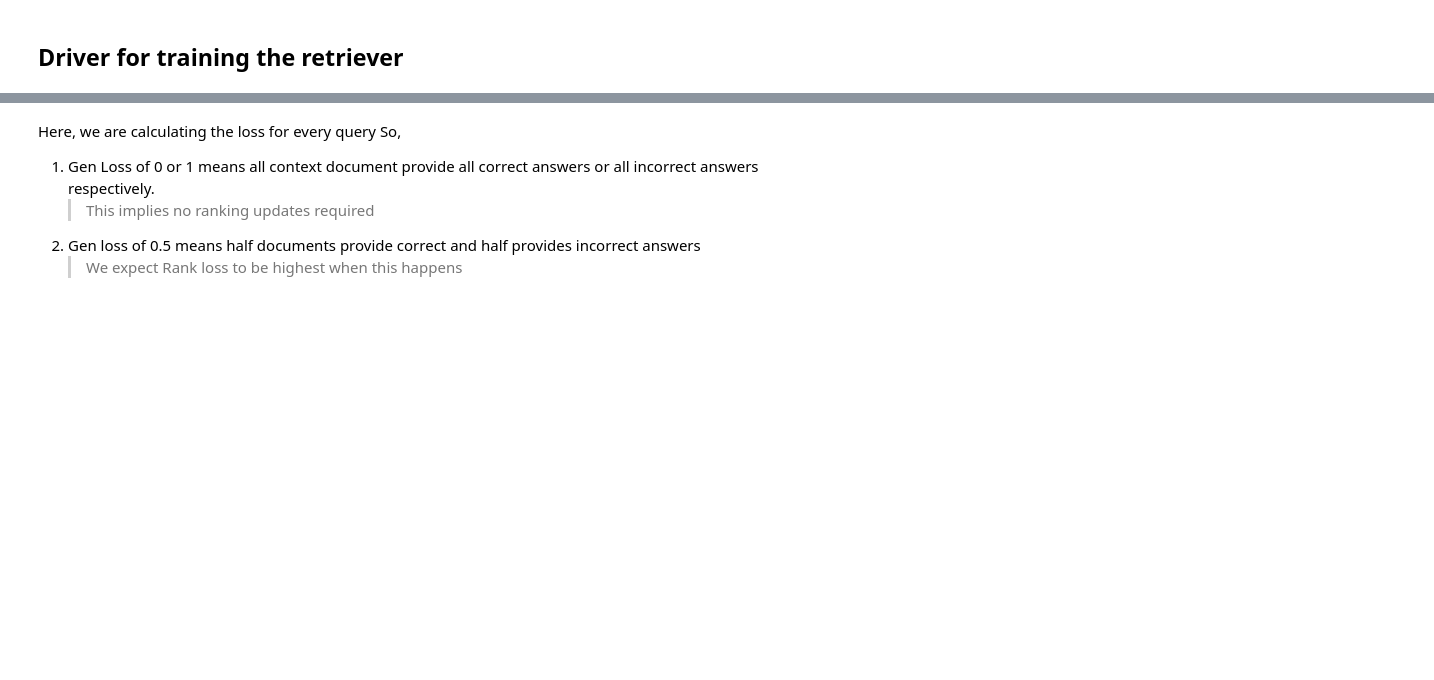
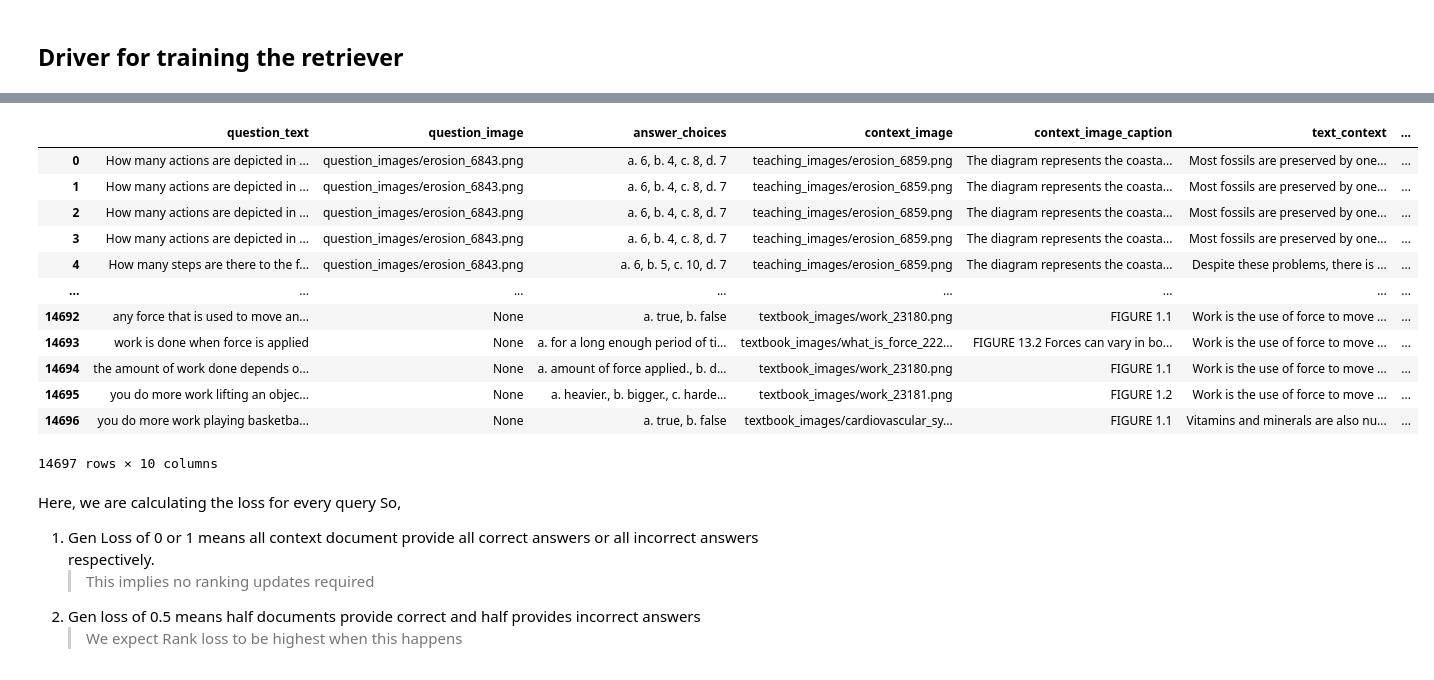
Before and after one commit to hessaAlawwad/mmrag, a Jupyter notebook: train-retriever-only.ipynb, the cells around one changed output, grey strips where cells are left out. Cells and saved outputs as stored; diff of their text form; code cells hidden in the pictures; blank space fills up the shorter version.

```diff
--- a/train-retriever-only.ipynb
+++ b/train-retriever-only.ipynb
@@ -786,3 +843,19 @@ Loss: 1.0000, Rank loss: 0.0000, Gen loss: 1.0000
+# %%
+logits_dataset
+# %% [output]
+|  | question_text | question_image | answer_choices | context_image | context_image_caption | text_context | ... |
+| 0 | How many actions are depicted in ... | question_images/erosion_6843.png | a. 6, b. 4, c. 8, d. 7 | teaching_images/erosion_6859.png | The diagram represents the coasta... | Most fossils are preserved by one... | ... |
+| 1 | How many actions are depicted in ... | question_images/erosion_6843.png | a. 6, b. 4, c. 8, d. 7 | teaching_images/erosion_6859.png | The diagram represents the coasta... | Most fossils are preserved by one... | ... |
+| 2 | How many actions are depicted in ... | question_images/erosion_6843.png | a. 6, b. 4, c. 8, d. 7 | teaching_images/erosion_6859.png | The diagram represents the coasta... | Most fossils are preserved by one... | ... |
+| 3 | How many actions are depicted in ... | question_images/erosion_6843.png | a. 6, b. 4, c. 8, d. 7 | teaching_images/erosion_6859.png | The diagram represents the coasta... | Most fossils are preserved by one... | ... |
+| 4 | How many steps are there to the f... | question_images/erosion_6843.png | a. 6, b. 5, c. 10, d. 7 | teaching_images/erosion_6859.png | The diagram represents the coasta... | Despite these problems, there is ... | ... |
+| ... | ... | ... | ... | ... | ... | ... | ... |
+| 14692 | any force that is used to move an... | None | a. true, b. false | textbook_images/work_23180.png | FIGURE 1.1 | Work is the use of force to move ... | ... |
+| 14693 | work is done when force is applied | None | a. for a long enough period of ti... | textbook_images/what_is_force_222... | FIGURE 13.2 Forces can vary in bo... | Work is the use of force to move ... | ... |
+| 14694 | the amount of work done depends o... | None | a. amount of force applied., b. d... | textbook_images/work_23180.png | FIGURE 1.1 | Work is the use of force to move ... | ... |
+| 14695 | you do more work lifting an objec... | None | a. heavier., b. bigger., c. harde... | textbook_images/work_23181.png | FIGURE 1.2 | Work is the use of force to move ... | ... |
+| 14696 | you do more work playing basketba... | None | a. true, b. false | textbook_images/cardiovascular_sy... | FIGURE 1.1 | Vitamins and minerals are also nu... | ... |
+14697 rows × 10 columns
 # %% [markdown]
 Here, we are calculating the loss for every query
 So,
```
Also changed, not shown: parts of 7 cells of this notebook.
